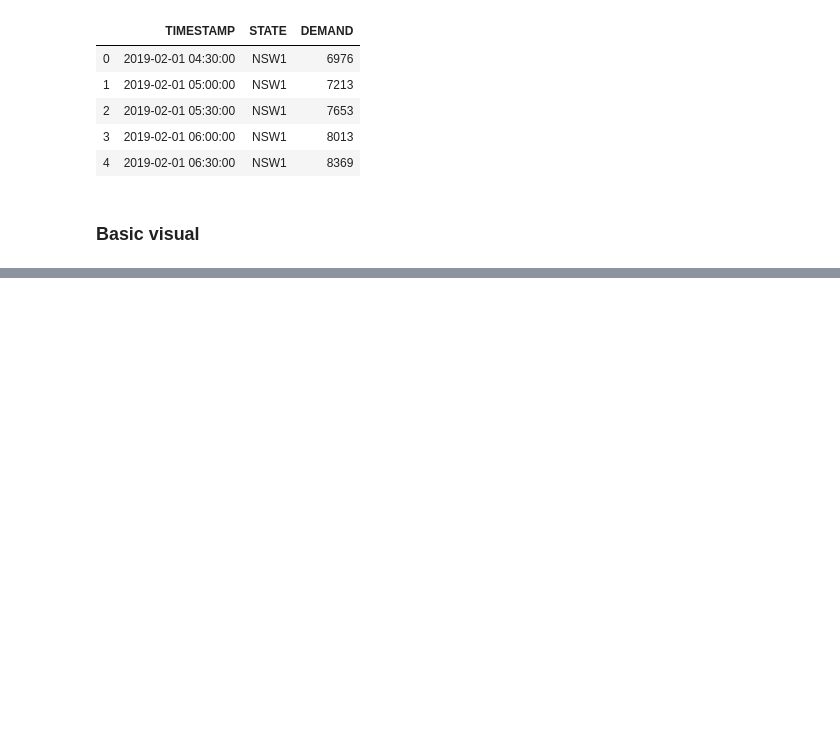
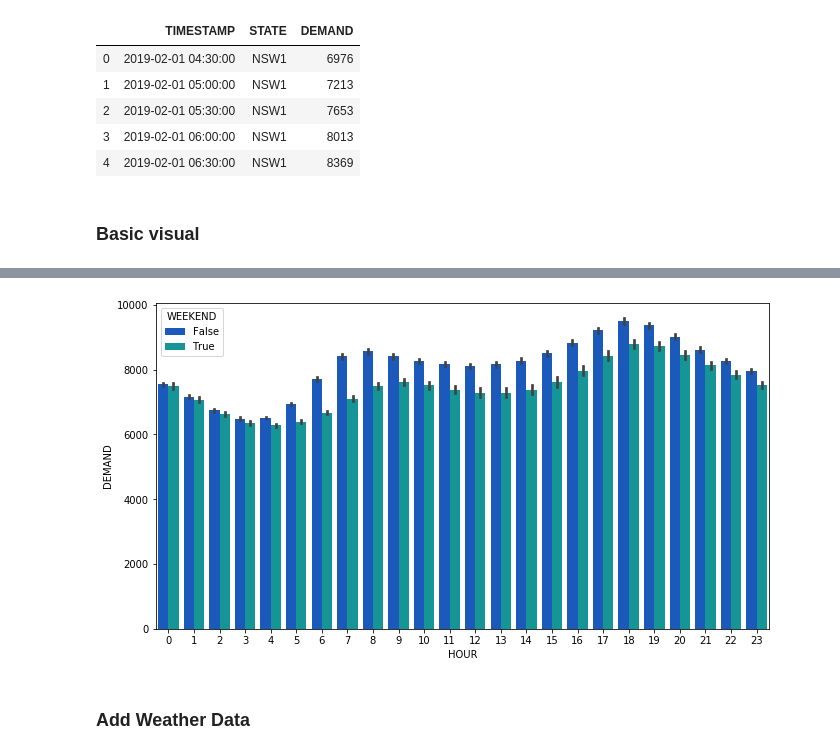
Before and after one commit to robbie-manolache/energy-market-analysis, a Jupyter notebook: demand_analysis.ipynb, the cells around one changed output, grey strips where cells are left out. Drawn from its saved outputs; the diff is of its cells as text; code cells hidden in the pictures; blank space fills up the shorter version.

```diff
--- a/demand_analysis.ipynb
+++ b/demand_analysis.ipynb
@@ -100,0 +189,8 @@ plt.show()
+# %%
+fig, ax = plt.subplots(1, 1, figsize=(11,6))
+ax = sns.barplot(x="HOUR", y="DEMAND", hue='WEEKEND', data=state_df, palette='winter')
+plt.show()
+# %% [output]
+[figure, added]
+# %% [markdown]
+### Add Weather Data
```
Also changed, not shown: parts of 25 cells of this notebook.
